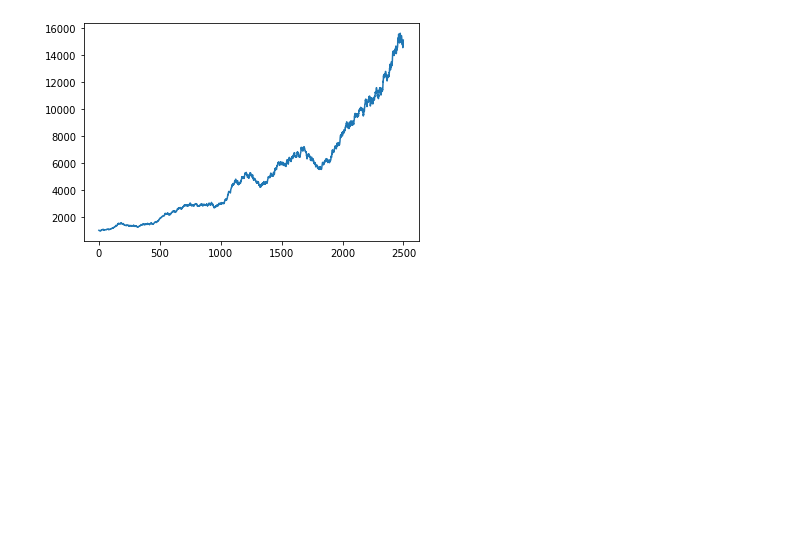
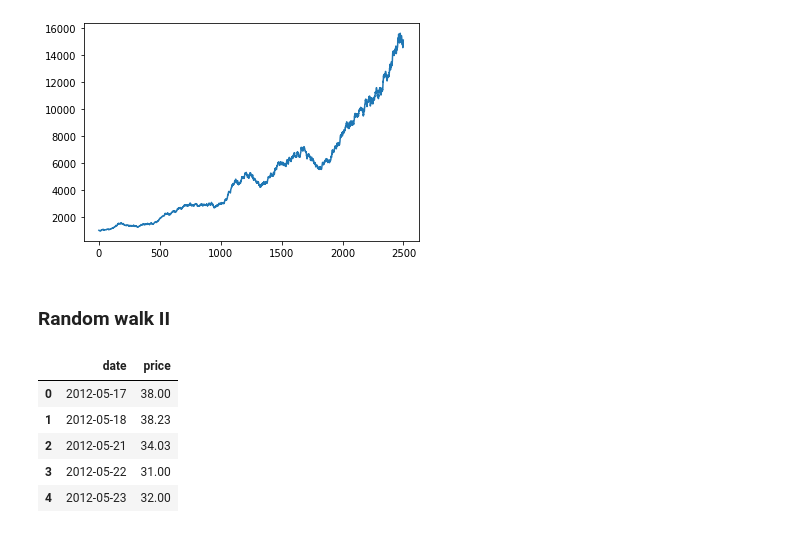
Before and after one commit to ozlerhakan/datacamp, a Jupyter notebook: Manipulating Time Series Data in Python/chapter3.ipynb, the cells around one changed output. Drawn from its saved outputs; the diff is of its cells as text; code cells hidden in the pictures; blank space fills up the shorter version.

```diff
--- a/Manipulating Time Series Data in Python/chapter3.ipynb
+++ b/Manipulating Time Series Data in Python/chapter3.ipynb
@@ -332,3 +335,5 @@ random_prices.mul(1000).plot()
 plt.show();
 # %% [output]
 [figure]
+# %% [markdown]
+### Random walk II
@@ -334,0 +342,9 @@ plt.show();
+# %%
+fb.head()
+# %% [output]
+|  | date | price |
+| 0 | 2012-05-17 | 38.00 |
+| 1 | 2012-05-18 | 38.23 |
+| 2 | 2012-05-21 | 34.03 |
+| 3 | 2012-05-22 | 31.00 |
+| 4 | 2012-05-23 | 32.00 |
```
Also changed, not shown: parts of 3 cells of this notebook.
